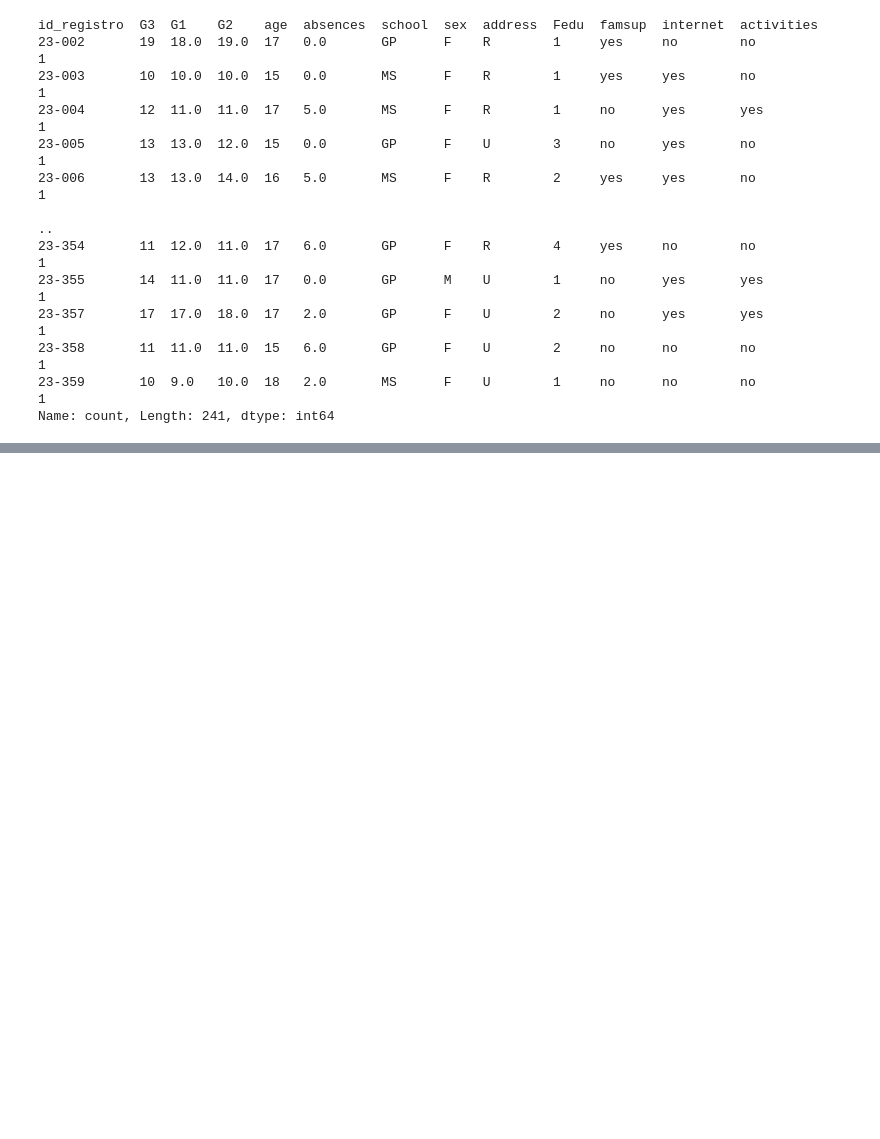
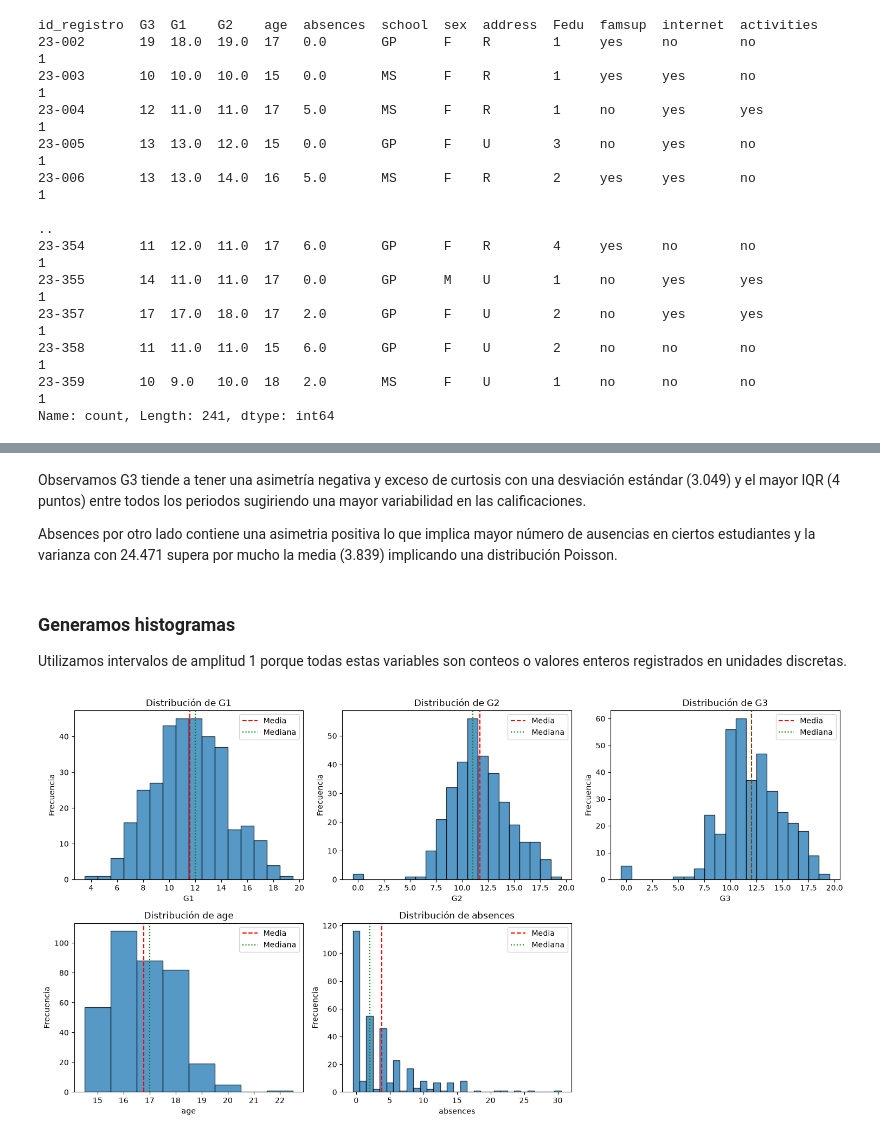
Before and after one commit to Peripera/final_ev_stadistics, a Jupyter notebook: exploratory_analysis.ipynb, the cells around one changed output, grey strips where cells are left out. Cells and saved outputs as stored; diff of their text form; code cells hidden in the pictures; blank space fills up the shorter version.

```diff
--- a/exploratory_analysis.ipynb
+++ b/exploratory_analysis.ipynb
@@ -159,0 +307,20 @@ Name: count, Length: 241, dtype: int64
+# %%
+columnas_faltantes = ["G1", "G2", "absences", "address"]
+
+for variable in columnas_faltantes:
+
+    tabla = pd.crosstab(
+        df["school"],
+        df[variable].isna(),
+        normalize="index"
+    ) * 100
+
+    tabla = tabla.rename(
+        columns={
+            False: "Observado (%)",
+            True: "Faltante (%)"
+        }
+    )
+
+    print(f"\nAusencia de {variable} por escuela")
+    display(tabla.round(2))
@@ -159,0 +397,57 @@ Name: count, Length: 241, dtype: int64
+# %% [markdown]
+Observamos G3 tiende a tener una asimetría negativa y exceso de curtosis con una desviación estándar (3.049) y el mayor IQR (4 puntos) entre todos los periodos sugiriendo una mayor variabilidad en las calificaciones.
+
+
+Absences por otro lado contiene una asimetria positiva lo que implica mayor número de ausencias en ciertos estudiantes y la varianza con 24.471 supera por mucho la media (3.839) implicando una distribución Poisson.
+# %% [markdown]
+### Generamos histogramas
+
+Utilizamos intervalos de amplitud 1 porque todas estas variables son conteos o valores enteros registrados en unidades discretas.
+# %%
+variables = ["G1", "G2", "G3", "age", "absences"]
+
+fig, axes = plt.subplots(2, 3, figsize=(15, 8))
+axes = axes.flatten()
+
+for i, variable in enumerate(variables):
+    datos = df[variable].dropna()
+    valores_min = int(datos.min())
+    valores_max = int(datos.max())
+    bins = np.arange(
+        valores_min - 0.5,
+        valores_max + 1.5,
+        1
+    )
+
+    axes[i].hist(
+        datos,
+        bins=bins,
+        edgecolor="black",
+        alpha=0.75
+    )
+
+    axes[i].axvline(
+        datos.mean(),
+        color="red",
+        linestyle="--",
+        label="Media"
+    )
+
+    axes[i].axvline(
+        datos.median(),
+        color="green",
+        linestyle=":",
+        label="Mediana"
+    )
+
+    axes[i].set_title(f"Distribución de {variable}")
+    axes[i].set_xlabel(variable)
+    axes[i].set_ylabel("Frecuencia")
+    axes[i].legend()
+
+axes[-1].axis("off")
+
+plt.tight_layout()
+plt.show()
+# %% [output]
+[figure, added]
```
Also changed, not shown: parts of 83 cells of this notebook.
